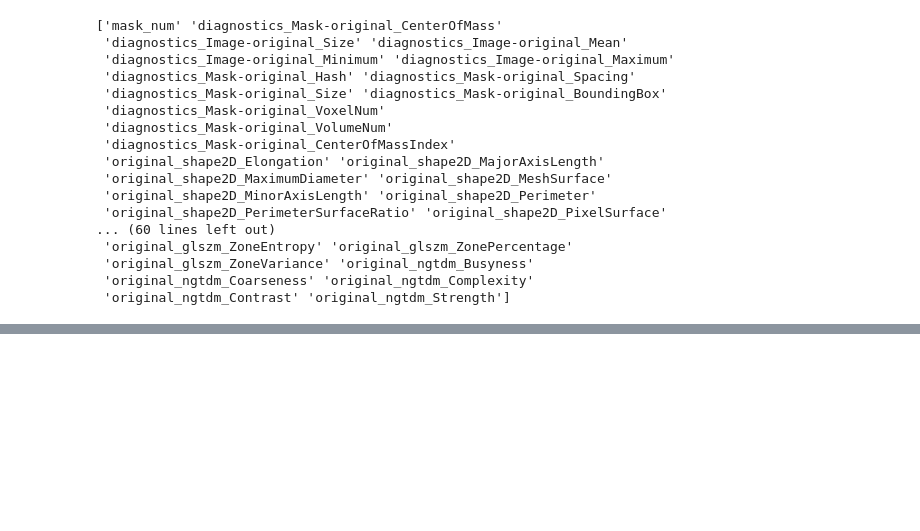
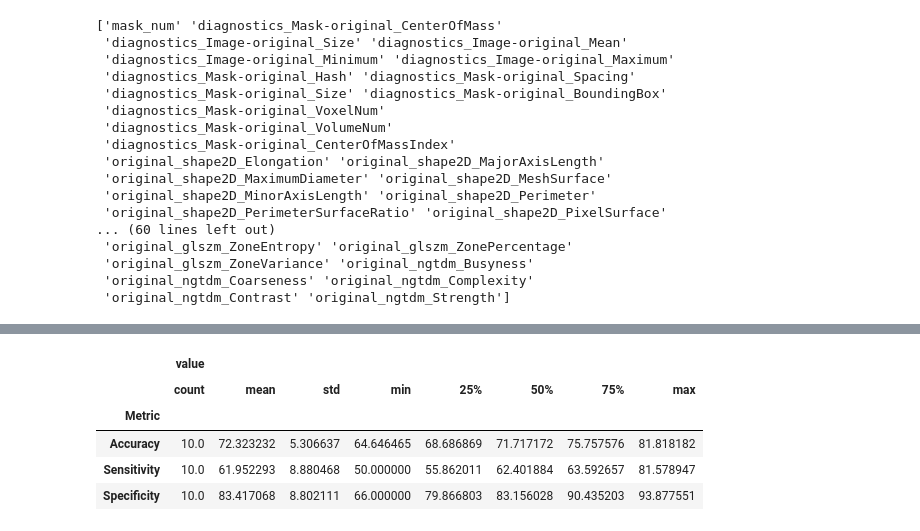
Before and after one commit to tinahuang222/NucleiSegmentation, a Jupyter notebook: cell_graph_analysis/cell_graph_construction.ipynb, the cells around one changed output, grey strips where cells are left out. Saved outputs shown, nothing was run; the diff lists cells and outputs as text; code cells hidden in the pictures; blank space fills up the shorter version.

```diff
--- a/cell_graph_analysis/cell_graph_construction.ipynb
+++ b/cell_graph_analysis/cell_graph_construction.ipynb
@@ -235,0 +365,9 @@ pred.mean().tolist()
+# %%
+melt_df.groupby('Metric').describe()
+# %% [output]
+|  | value |  |  |  |  |  |  |  |
+|  | count | mean | std | min | 25% | 50% | 75% | max |
+| Metric |  |  |  |  |  |  |  |  |
+| Accuracy | 10.0 | 72.323232 | 5.306637 | 64.646465 | 68.686869 | 71.717172 | 75.757576 | 81.818182 |
+| Sensitivity | 10.0 | 61.952293 | 8.880468 | 50.000000 | 55.862011 | 62.401884 | 63.592657 | 81.578947 |
+| Specificity | 10.0 | 83.417068 | 8.802111 | 66.000000 | 79.866803 | 83.156028 | 90.435203 | 93.877551 |
```
Also changed, not shown: parts of 18 cells of this notebook.
